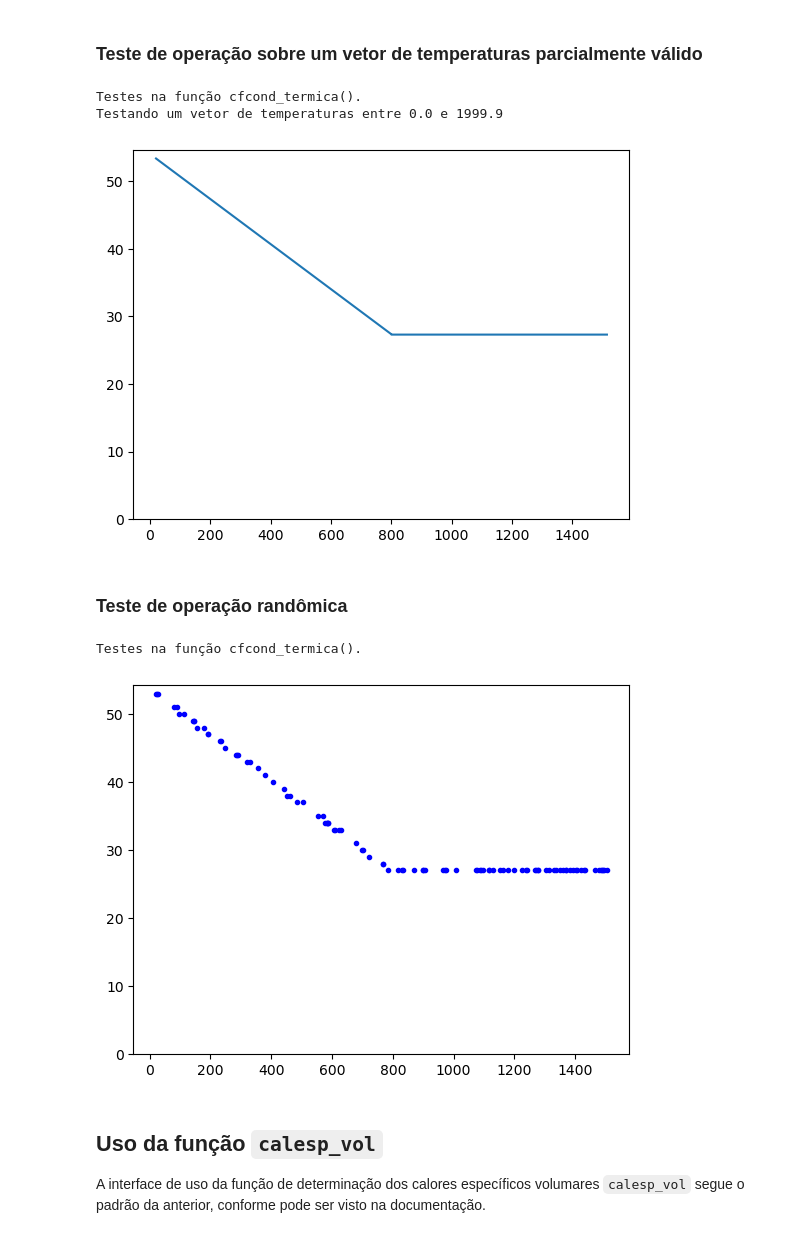
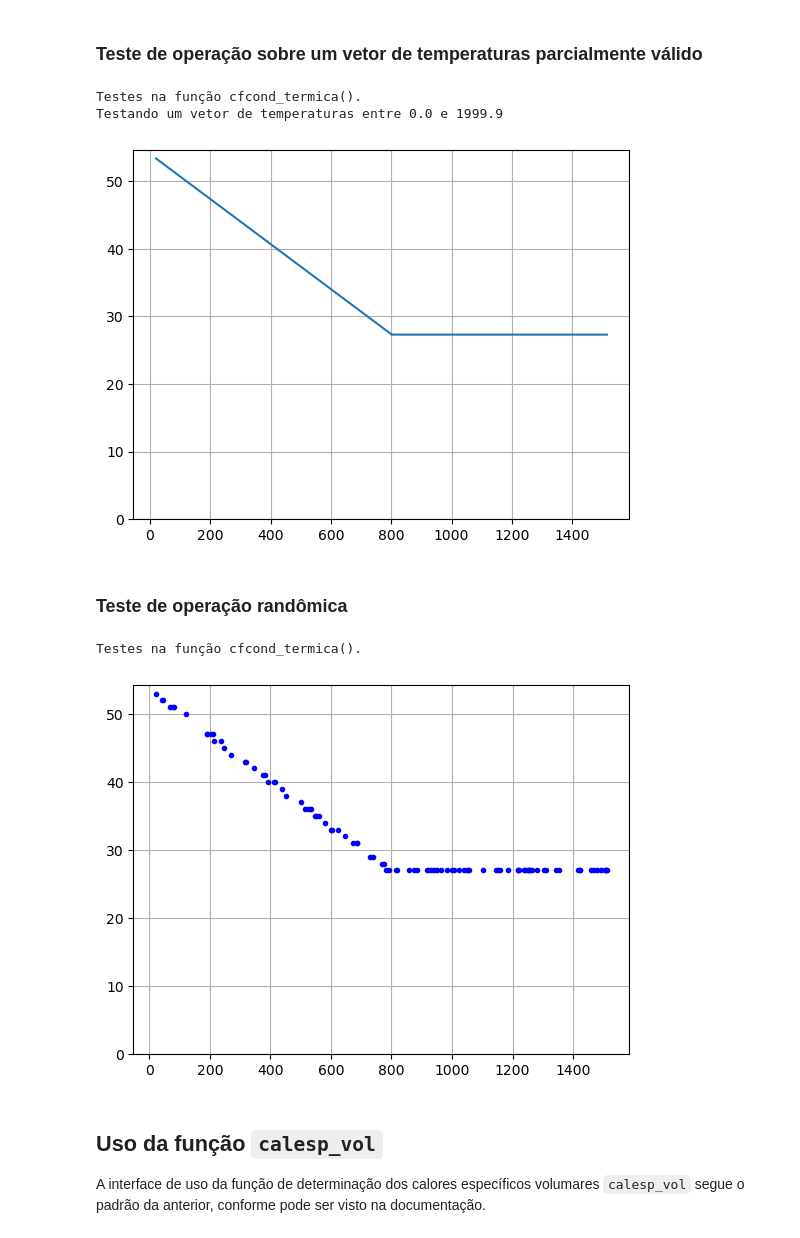
Before and after one commit to ProfLeao/codigosemdesenvolvimento, a Jupyter notebook: EDOMARCELO/coeficientespolinomiais.ipynb, the cells around one changed output. Saved outputs shown, nothing was run; the diff lists cells and outputs as text; code cells hidden in the pictures.

Commit message:
Adiciona mais grids nos gráficos para facilitar a leitura.

```diff
--- a/EDOMARCELO/coeficientespolinomiais.ipynb
+++ b/EDOMARCELO/coeficientespolinomiais.ipynb
@@ -183,20 +184,22 @@ Testes na função cfcond_termica().
 # %%
 fig, ax = mtt.teste_condterm("VECTEMP-PARC-INVAL")
 ax.set_ylim(bottom=0)
+ax.grid()
 plt.show()
 # %% [output]
 Testes na função cfcond_termica().
 Testando um vetor de temperaturas entre 0.0 e 1999.9
-[figure, old version]
+[figure, new version]
 # %% [markdown]
 ### Teste de operação randômica
 # %%
 fig, ax = mtt.teste_condterm("RANDTEMP-VAL")
 ax.set_ylim(bottom=0)
+ax.grid()
 plt.show()
 # %% [output]
 Testes na função cfcond_termica().
-[figure, old version]
+[figure, new version]
 # %% [markdown]
 ## Uso da função `calesp_vol`
 
```
Also changed, not shown: parts of 2 cells of this notebook.
